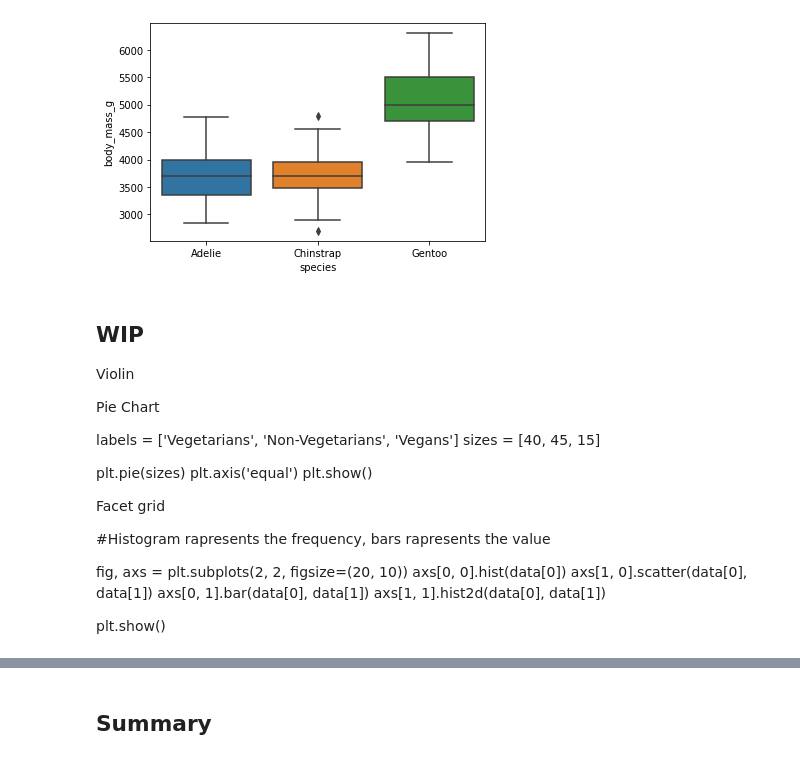
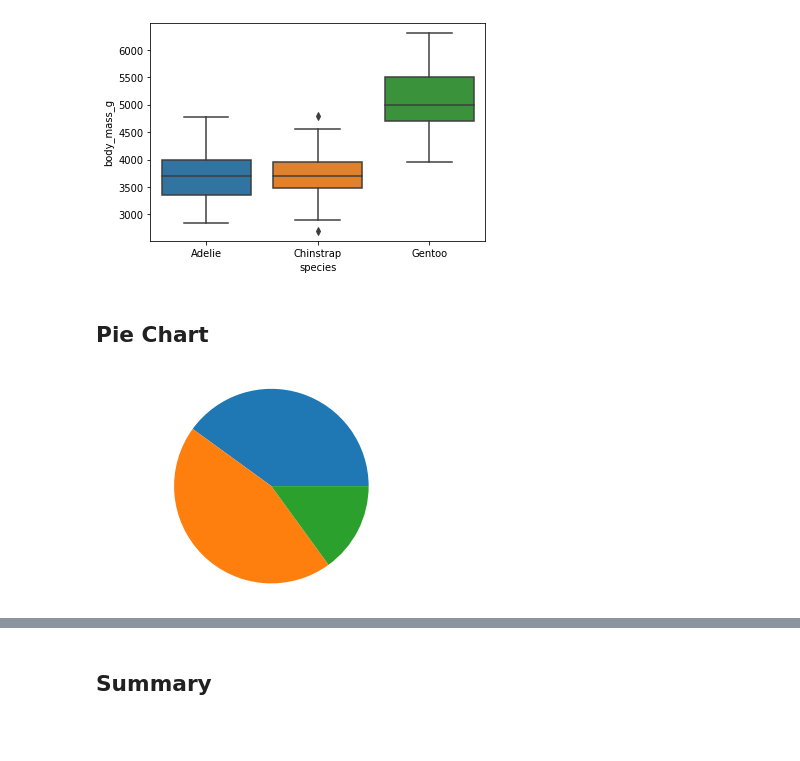
Before and after one commit to sheriffff/teaching-ironhack-data-madrid-2020, a Jupyter notebook: week_02/04-visualization.ipynb, the cells around one changed output, grey strips where cells are left out. Saved outputs shown, nothing was run; the diff lists cells and outputs as text; code cells hidden in the pictures; blank space fills up the shorter version.

```diff
--- a/week_02/04-visualization.ipynb
+++ b/week_02/04-visualization.ipynb
@@ -449,27 +449,5 @@ sns.boxplot(x="species", y="body_mass_g", data=penguins)
 # %% [output]
 <AxesSubplot:xlabel='species', ylabel='body_mass_g'>
 [figure]
-# %% [markdown]
-## WIP
-Violin
-
-Pie Chart
-
-labels = ['Vegetarians', 'Non-Vegetarians', 'Vegans']
-sizes = [40, 45, 15]
-
-plt.pie(sizes)
-plt.axis('equal')
-plt.show()
-
-Facet grid
-
-#Histogram rapresents the frequency, bars rapresents the value
-
-fig, axs = plt.subplots(2, 2, figsize=(20, 10))
-axs[0, 0].hist(data[0])
-axs[1, 0].scatter(data[0], data[1])
-axs[0, 1].bar(data[0], data[1])
-axs[1, 1].hist2d(data[0], data[1])
-
-plt.show()
+# %% [markdown]
+## Pie Chart
@@ -475,0 +456,9 @@ plt.show()
+# %%
+labels = ['Vegetarians', 'Non-Vegetarians', 'Vegans']
+sizes = [40, 45, 15]
+
+plt.pie(sizes)
+plt.axis('equal')
+plt.show()
+# %% [output]
+[figure, added]
```
Also changed, not shown: parts of 21 cells of this notebook.
